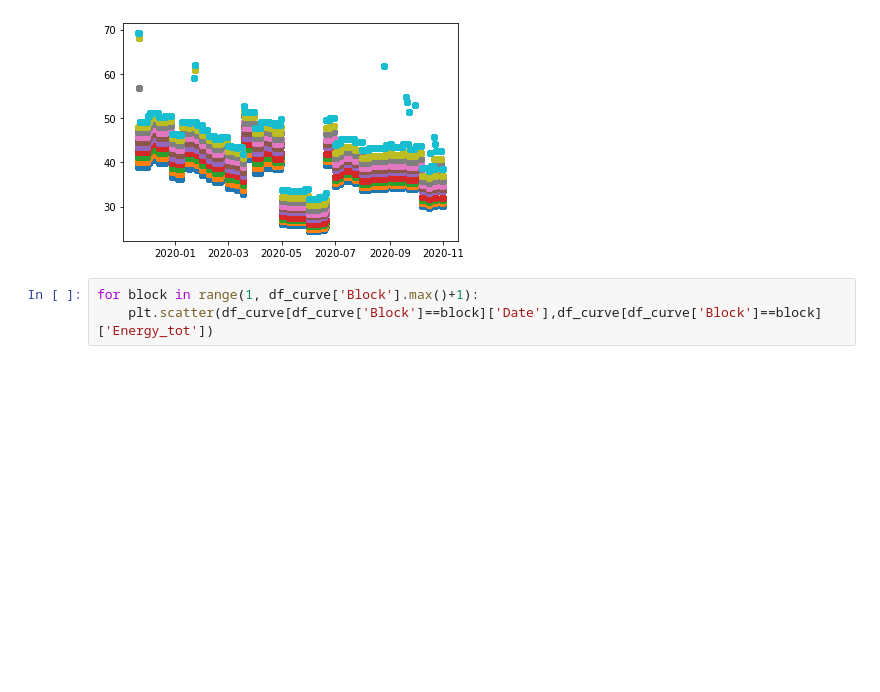
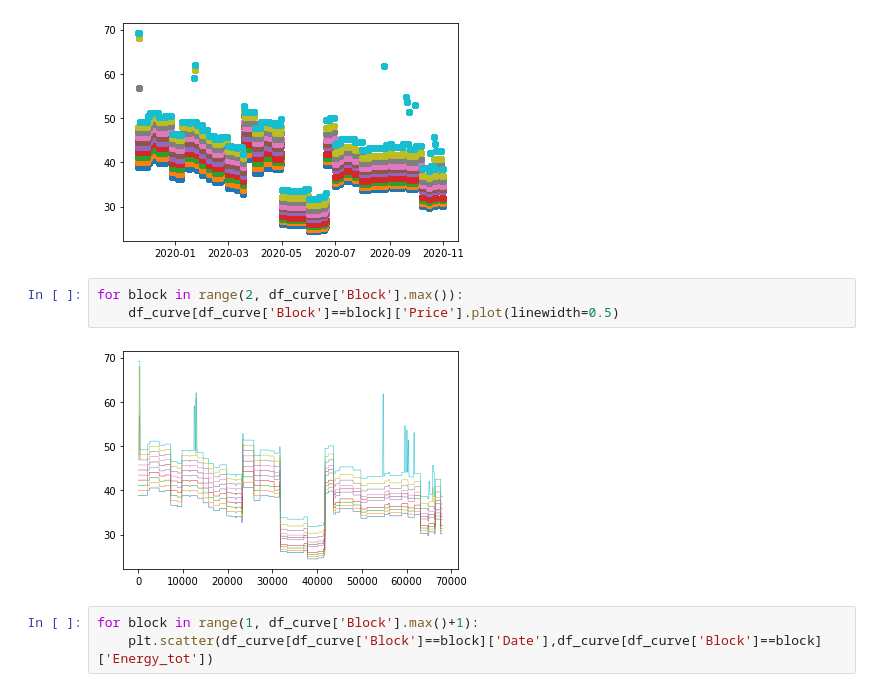
Before and after one commit to luisdelpozo/TFM, a Jupyter notebook: TFM_PALOS2_PredCurve_24hdays_dE_v2.ipynb, the cells around one changed output. Cells and saved outputs as stored; diff of their text form; blank space fills up the shorter version.

```diff
--- a/TFM_PALOS2_PredCurve_24hdays_dE_v2.ipynb
+++ b/TFM_PALOS2_PredCurve_24hdays_dE_v2.ipynb
@@ -588,6 +599,11 @@ for block in range(2, df_curve['Block'].max()):
     plt.scatter(df_curve[df_curve['Block']==block]['Date'],df_curve[df_curve['Block']==block]['Price'])
 # %% [output]
 [figure]
+# %%
+for block in range(2, df_curve['Block'].max()):
+    df_curve[df_curve['Block']==block]['Price'].plot(linewidth=0.5)
+# %% [output]
+[figure, added]
 # %%
 for block in range(1, df_curve['Block'].max()+1):
     plt.scatter(df_curve[df_curve['Block']==block]['Date'],df_curve[df_curve['Block']==block]['Energy_tot'])
```
Also changed, not shown: parts of 1 cell of this notebook, 3 other files.
